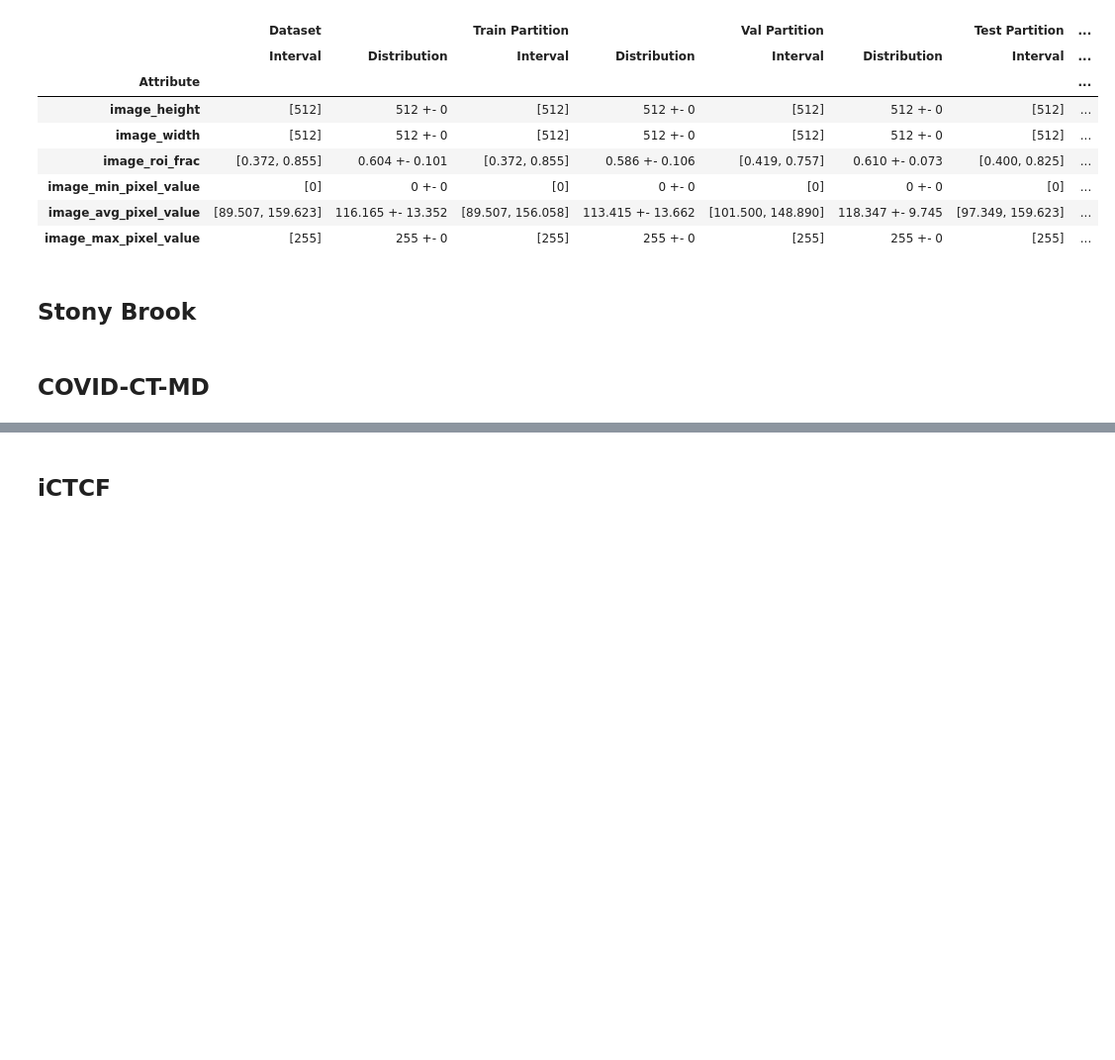
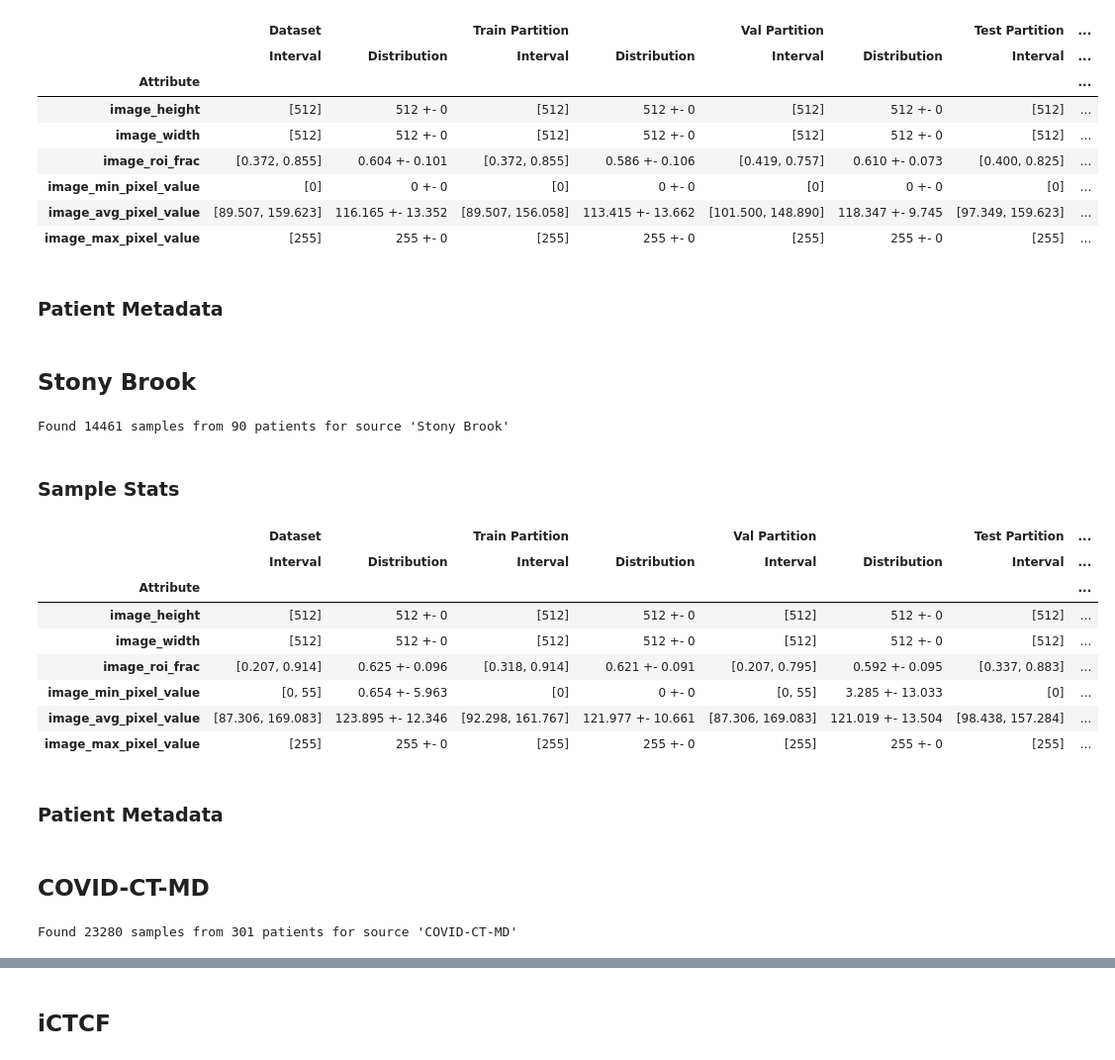
Before and after one commit to LeoAraujoEE/C19_FederatedCT, a Jupyter notebook: notebooks/7.1 - Dataset Statistics.ipynb, the cells around one changed output, grey strips where cells are left out. Shown at 99% size. Drawn from its saved outputs; the diff is of its cells as text; code cells hidden in the pictures; blank space fills up the shorter version.

Commit message:
Fixed notebook to compute dataset statistics

```diff
--- a/notebooks/7.1 - Dataset Statistics.ipynb
+++ b/notebooks/7.1 - Dataset Statistics.ipynb
@@ -20,13 +20,13 @@ from IPython.display import display, HTML
 # Loading Dataframes
 # %%
 # Relative path to dataset
-data_dir = os.path.join( "..", "..", "..", "..", "Datasets", "COVID19", "Tomografia", "COVIDx CT-3A" )
+data_dir = os.path.join( "C:\\Datasets", "COVID19", "Tomografia", "COVIDx CT-3A" )
 assert os.path.exists( data_dir ), "Unable to find the relative path to COVIDx CT-3A, please check data_dir..."
 # %% [markdown]
 ## Samples Dataframe
 # %%
 # Path to metadata csv
-csv_path = os.path.join( data_dir, "new_split_metadata.csv" )
+csv_path = os.path.join( "..", "metadata", "new_split_metadata.csv" )
 
 # Reads metadata as dataframe, "age" column is treated as str since "N/A" can't be int
 samples_df = pd.read_csv(csv_path, sep = ";", na_filter = False, dtype={"age": str})
@@ -70,7 +70,7 @@ def get_sub_dfs(s_df, p_df, src):
 def path_from_fname(import_dir, filename):
     return os.path.join(import_dir, "3A_images", filename)
 
-def get_sample_stats(s_df):
+def get_sample_stats(s_df, image_dir):
 
     cols = []
     # cols.extend(s_df.columns)
@@ -85,7 +85,7 @@ def get_sample_stats(s_df):
     for row in tqdm(s_dict):
 
         # Gets the path for the current file
-        path = path_from_fname(data_dir, row["filename"])
+        path = path_from_fname(image_dir, row["filename"])
 
         # Reads image if the path exists
         if not os.path.exists(path):
@@ -264,23 +266,39 @@ display(sample_stats_table)
 | image_min_pixel_value | [0] | 0 +- 0 | [0] | 0 +- 0 | [0] | 0 +- 0 | [0] | ... |
 | image_avg_pixel_value | [89.507, 159.623] | 116.165 +- 13.352 | [89.507, 156.058] | 113.415 +- 13.662 | [101.500, 148.890] | 118.347 +- 9.745 | [97.349, 159.623] | ... |
 | image_max_pixel_value | [255] | 255 +- 0 | [255] | 255 +- 0 | [255] | 255 +- 0 | [255] | ... |
+# %% [markdown]
+### Patient Metadata
 # %% [markdown]
 ## Stony Brook
 # %%
 src = "Stony Brook"
 sub_samples_df, sub_patient_df = get_sub_dfs(samples_df, patient_df, src)
 print(f"Found {len(sub_samples_df)} samples from {len(sub_patient_df)} patients for source '{src}'")
-
-sub_sample_stats_df = get_sample_stats(sub_samples_df)
-sample_stats_table = mount_sample_stats_table(sub_sample_stats_df)
-sample_stats_table.head(len(sample_stats_table))
+# %% [output]
+Found 14461 samples from 90 patients for source 'Stony Brook'
+# %% [markdown]
+### Sample Stats
+# %%
+sub_sample_stats_df = get_sample_stats(sub_samples_df, data_dir)
+sample_stats_table = mount_stats_table_per_partition(sub_sample_stats_df)
+display(sample_stats_table)
+# %% [output]
+|  | Dataset |  | Train Partition |  | Val Partition |  | Test Partition | ... |
+|  | Interval | Distribution | Interval | Distribution | Interval | Distribution | Interval | ... |
+| Attribute |  |  |  |  |  |  |  | ... |
+| image_height | [512] | 512 +- 0 | [512] | 512 +- 0 | [512] | 512 +- 0 | [512] | ... |
+| image_width | [512] | 512 +- 0 | [512] | 512 +- 0 | [512] | 512 +- 0 | [512] | ... |
+| image_roi_frac | [0.207, 0.914] | 0.625 +- 0.096 | [0.318, 0.914] | 0.621 +- 0.091 | [0.207, 0.795] | 0.592 +- 0.095 | [0.337, 0.883] | ... |
+| image_min_pixel_value | [0, 55] | 0.654 +- 5.963 | [0] | 0 +- 0 | [0, 55] | 3.285 +- 13.033 | [0] | ... |
+| image_avg_pixel_value | [87.306, 169.083] | 123.895 +- 12.346 | [92.298, 161.767] | 121.977 +- 10.661 | [87.306, 169.083] | 121.019 +- 13.504 | [98.438, 157.284] | ... |
+| image_max_pixel_value | [255] | 255 +- 0 | [255] | 255 +- 0 | [255] | 255 +- 0 | [255] | ... |
+# %% [markdown]
+### Patient Metadata
 # %% [markdown]
 ## COVID-CT-MD
 # %%
 src = "COVID-CT-MD"
 sub_samples_df, sub_patient_df = get_sub_dfs(samples_df, patient_df, src)
 print(f"Found {len(sub_samples_df)} samples from {len(sub_patient_df)} patients for source '{src}'")
-
-sub_sample_stats_df = get_sample_stats(sub_samples_df)
-sample_stats_table = mount_sample_stats_table(sub_sample_stats_df)
-sample_stats_table.head(len(sample_stats_table))
+# %% [output]
+Found 23280 samples from 301 patients for source 'COVID-CT-MD'
```
Also changed, not shown: parts of 27 cells of this notebook, 1 other file.
